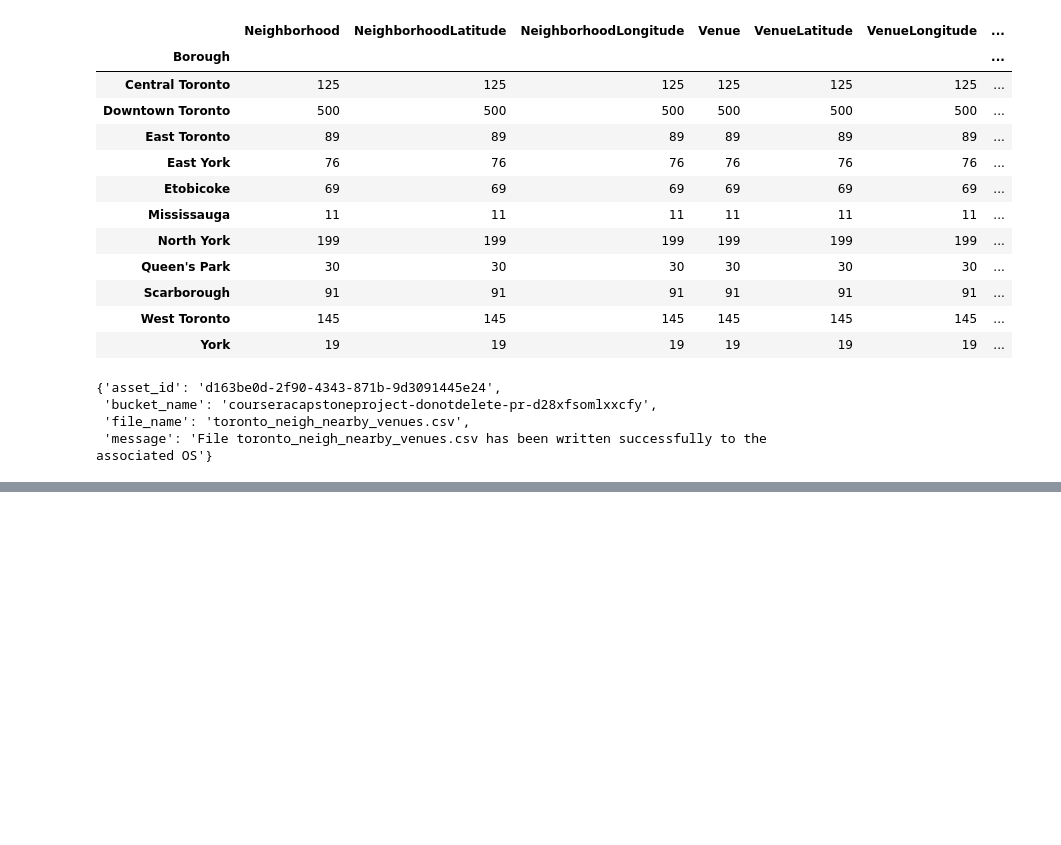
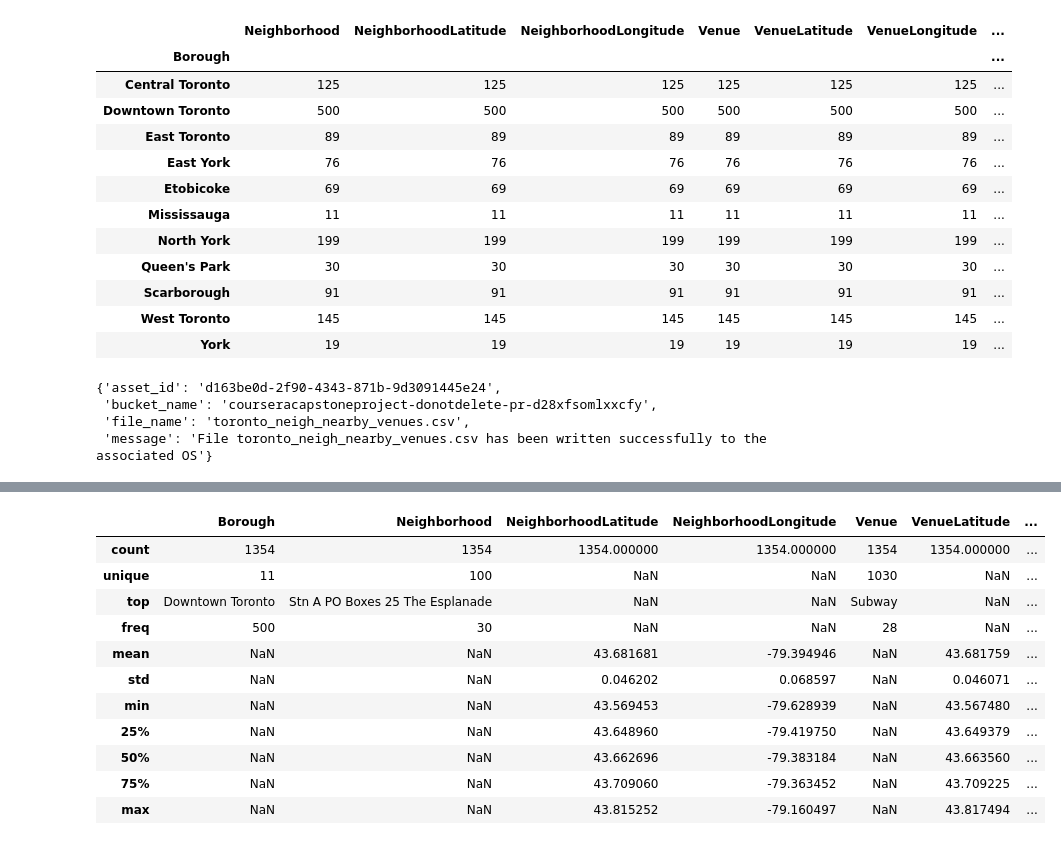
Before and after one commit to mutnaya/Coursera_Capstone, a Jupyter notebook: Toronto Part-3.ipynb, the cells around one changed output, grey strips where cells are left out. Drawn from its saved outputs; the diff is of its cells as text; code cells hidden in the pictures; blank space fills up the shorter version.

```diff
--- a/Toronto Part-3.ipynb
+++ b/Toronto Part-3.ipynb
@@ -151,0 +151,15 @@ project.save_data(data=nearby_venues_df.to_csv(index=False), file_name='toronto_
+# %%
+nearby_venues_df.describe(include='all')
+# %% [output]
+|  | Borough | Neighborhood | NeighborhoodLatitude | NeighborhoodLongitude | Venue | VenueLatitude | ... |
+| count | 1354 | 1354 | 1354.000000 | 1354.000000 | 1354 | 1354.000000 | ... |
+| unique | 11 | 100 | NaN | NaN | 1030 | NaN | ... |
+| top | Downtown Toronto | Stn A PO Boxes 25 The Esplanade | NaN | NaN | Subway | NaN | ... |
+| freq | 500 | 30 | NaN | NaN | 28 | NaN | ... |
+| mean | NaN | NaN | 43.681681 | -79.394946 | NaN | 43.681759 | ... |
+| std | NaN | NaN | 0.046202 | 0.068597 | NaN | 0.046071 | ... |
+| min | NaN | NaN | 43.569453 | -79.628939 | NaN | 43.567480 | ... |
+| 25% | NaN | NaN | 43.648960 | -79.419750 | NaN | 43.649379 | ... |
+| 50% | NaN | NaN | 43.662696 | -79.383184 | NaN | 43.663560 | ... |
+| 75% | NaN | NaN | 43.709060 | -79.363452 | NaN | 43.709225 | ... |
+| max | NaN | NaN | 43.815252 | -79.160497 | NaN | 43.817494 | ... |
```
Also changed, not shown: parts of 16 cells of this notebook.
